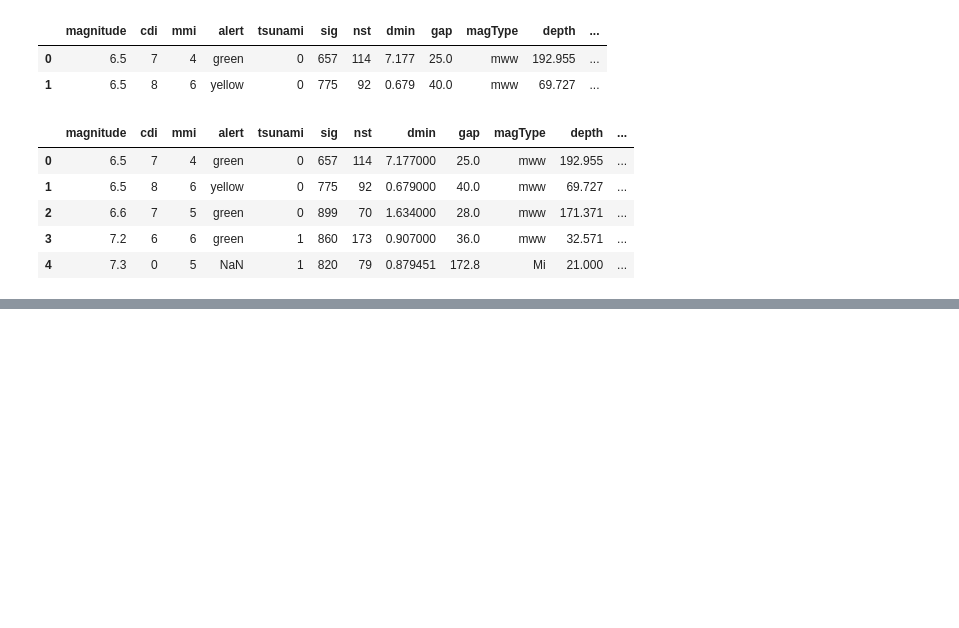
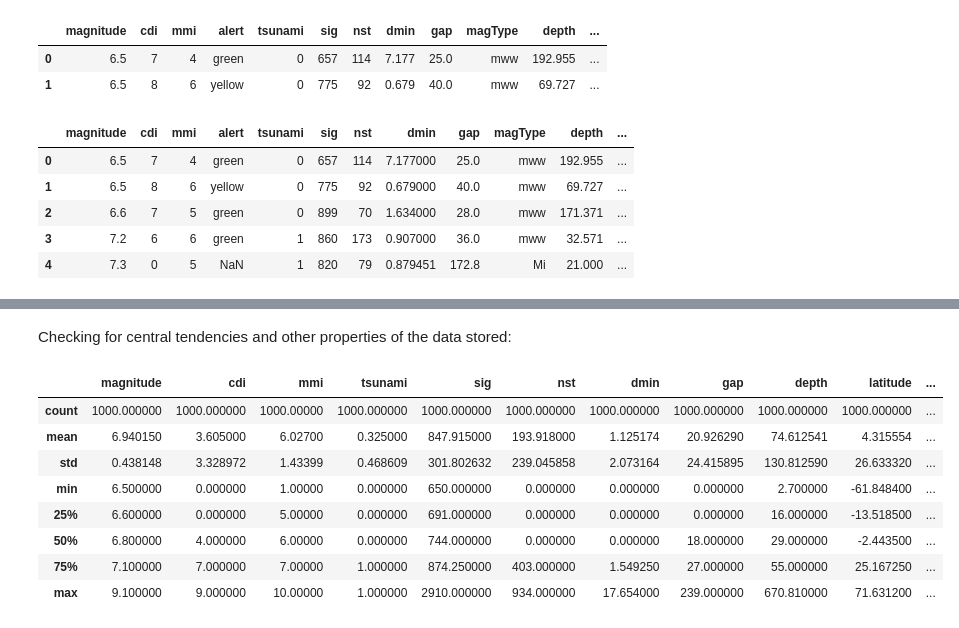
Before and after one commit to Alcatraz312/earthquake-prediction, a Jupyter notebook: src/main.ipynb, the cells around one changed output, grey strips where cells are left out. Cells and saved outputs as stored; diff of their text form; code cells hidden in the pictures; blank space fills up the shorter version.

```diff
--- a/src/main.ipynb
+++ b/src/main.ipynb
@@ -123,0 +158,14 @@ df_1.head()
+# %% [markdown]
+Checking for central tendencies and other properties of the data stored:
+# %%
+df_1.describe()
+# %% [output]
+|  | magnitude | cdi | mmi | tsunami | sig | nst | dmin | gap | depth | latitude | ... |
+| count | 1000.000000 | 1000.000000 | 1000.00000 | 1000.000000 | 1000.000000 | 1000.000000 | 1000.000000 | 1000.000000 | 1000.000000 | 1000.000000 | ... |
+| mean | 6.940150 | 3.605000 | 6.02700 | 0.325000 | 847.915000 | 193.918000 | 1.125174 | 20.926290 | 74.612541 | 4.315554 | ... |
+| std | 0.438148 | 3.328972 | 1.43399 | 0.468609 | 301.802632 | 239.045858 | 2.073164 | 24.415895 | 130.812590 | 26.633320 | ... |
+| min | 6.500000 | 0.000000 | 1.00000 | 0.000000 | 650.000000 | 0.000000 | 0.000000 | 0.000000 | 2.700000 | -61.848400 | ... |
+| 25% | 6.600000 | 0.000000 | 5.00000 | 0.000000 | 691.000000 | 0.000000 | 0.000000 | 0.000000 | 16.000000 | -13.518500 | ... |
+| 50% | 6.800000 | 4.000000 | 6.00000 | 0.000000 | 744.000000 | 0.000000 | 0.000000 | 18.000000 | 29.000000 | -2.443500 | ... |
+| 75% | 7.100000 | 7.000000 | 7.00000 | 1.000000 | 874.250000 | 403.000000 | 1.549250 | 27.000000 | 55.000000 | 25.167250 | ... |
+| max | 9.100000 | 9.000000 | 10.00000 | 1.000000 | 2910.000000 | 934.000000 | 17.654000 | 239.000000 | 670.810000 | 71.631200 | ... |
```
Also changed, not shown: parts of 9 cells of this notebook.
